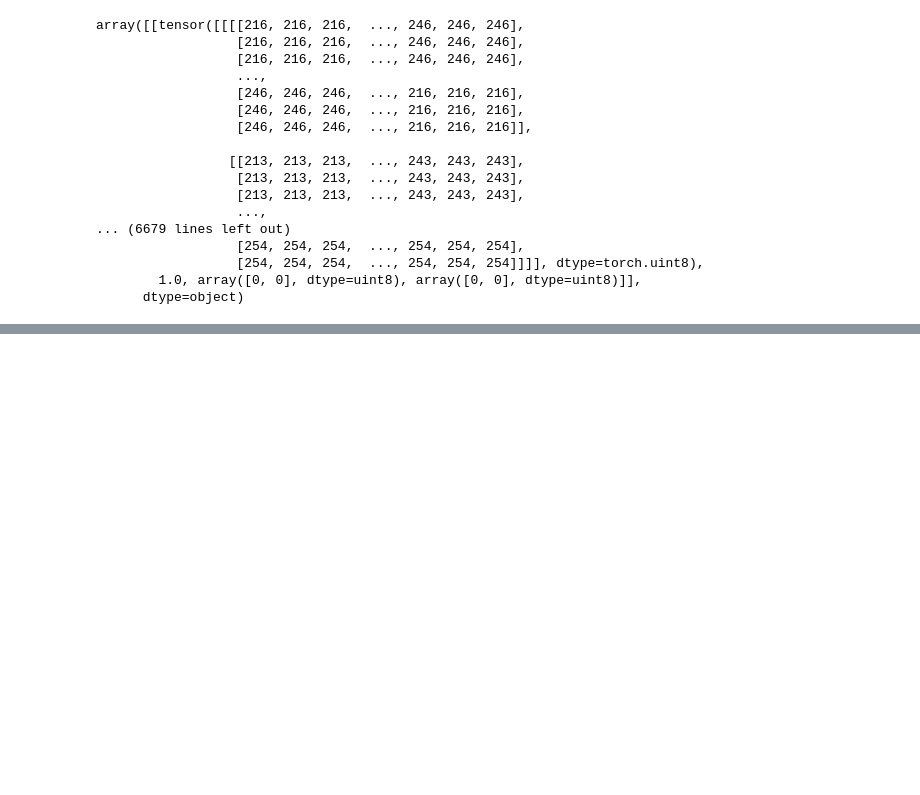
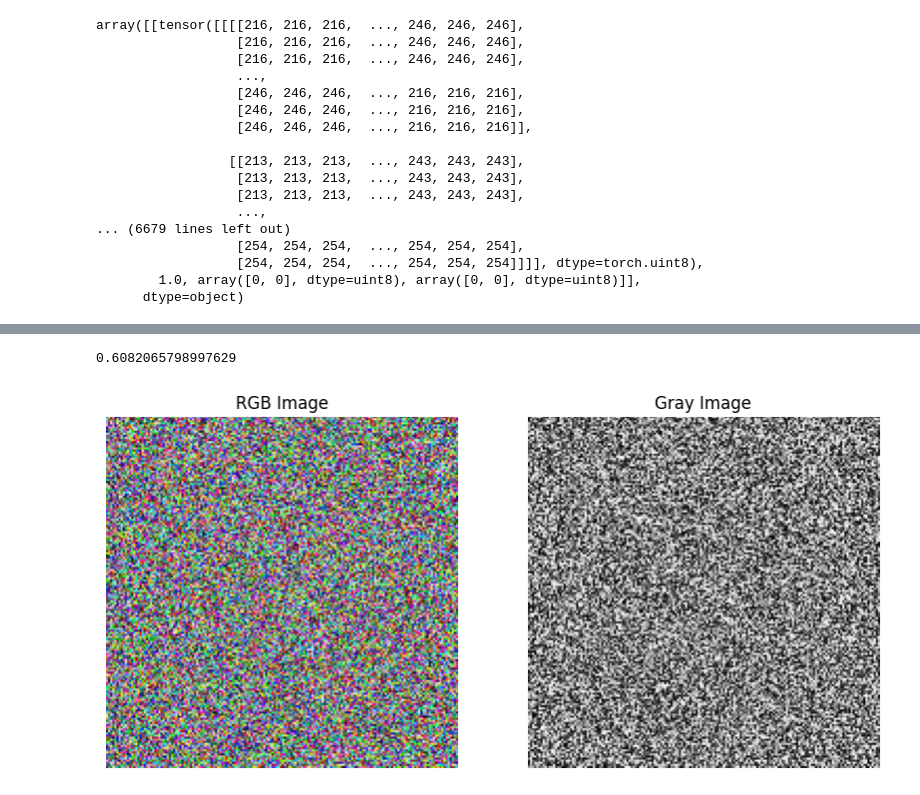
Before and after one commit to nguyentrungnghia1998/equiRL, a Jupyter notebook: equi/test.ipynb, the cells around one changed output, grey strips where cells are left out. Cells and saved outputs as stored; diff of their text form; code cells hidden in the pictures; blank space fills up the shorter version.

```diff
--- a/equi/test.ipynb
+++ b/equi/test.ipynb
@@ -105,0 +145,30 @@ RuntimeError: The size of tensor a (512) must match the size of tensor b (2) at
+# %%
+a = np.random.uniform(-1, 1)
+a
+# %% [output]
+0.6082065798997629
+# %%
+import torch
+import matplotlib.pyplot as plt
+
+def plot_rgb_and_gray_images(tensor, name):
+    if tensor.ndim == 4:
+        tensor = tensor.squeeze(0)
+    assert tensor.ndim == 3
+    rgb_images = tensor[:3]
+    gray_images = tensor[3]
+    fig, axes = plt.subplots(1, 2, figsize=(10, 5))
+    axes[0].imshow(rgb_images.permute(1, 2, 0).cpu().numpy())
+    axes[0].set_title("RGB Image")
+    axes[0].axis('off')
+    axes[1].imshow(gray_images.cpu().numpy(), cmap='gray')
+    axes[1].set_title("Gray Image")
+    axes[1].axis('off')
+    # plt.savefig(f'vis/image_{name}.png')
+    # plt.close(fig)
+    plt.show(fig)
+
+img = torch.randint(0, 255, (1, 4, 168, 168))
+plot_rgb_and_gray_images(img, 'test')
+# %% [output]
+[figure, added]
```
Also changed, not shown: parts of 10 cells of this notebook, 9 other files.
